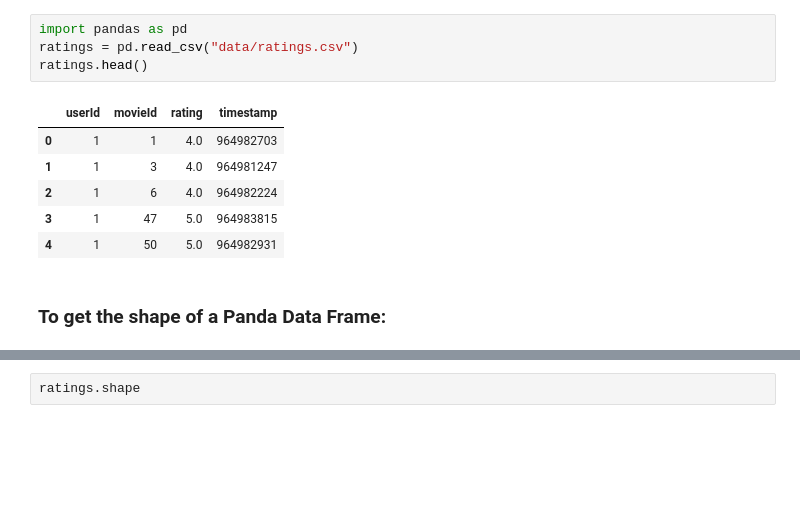
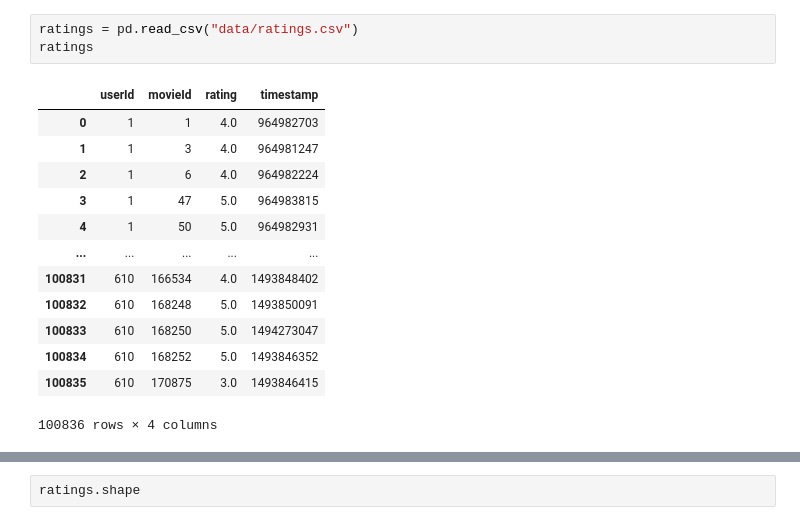
Before and after one commit to nathanqueija/myjourneytodatascience, a Jupyter notebook: 01_initial_steps/initial_steps.ipynb, the cells around one changed output, grey strips where cells are left out. Saved outputs shown, nothing was run; the diff lists cells and outputs as text; blank space fills up the shorter version.

```diff
--- a/01_initial_steps/initial_steps.ipynb
+++ b/01_initial_steps/initial_steps.ipynb
@@ -6,13 +20,17 @@ We're gona do an EDS which stands for exploratory data analysis
 # %%
-import pandas as pd
 ratings = pd.read_csv("data/ratings.csv")
-ratings.head()
+ratings
 # %% [output]
 |  | userId | movieId | rating | timestamp |
 | 0 | 1 | 1 | 4.0 | 964982703 |
 | 1 | 1 | 3 | 4.0 | 964981247 |
 | 2 | 1 | 6 | 4.0 | 964982224 |
 | 3 | 1 | 47 | 5.0 | 964983815 |
 | 4 | 1 | 50 | 5.0 | 964982931 |
+| ... | ... | ... | ... | ... |
+| 100831 | 610 | 166534 | 4.0 | 1493848402 |
+| 100832 | 610 | 168248 | 5.0 | 1493850091 |
+| 100833 | 610 | 168250 | 5.0 | 1494273047 |
+| 100834 | 610 | 168252 | 5.0 | 1493846352 |
+| 100835 | 610 | 170875 | 3.0 | 1493846415 |
+100836 rows × 4 columns
-# %% [markdown]
-### To get the shape of a Panda Data Frame:
```
Also changed, not shown: parts of 35 cells of this notebook, 1 other file.
